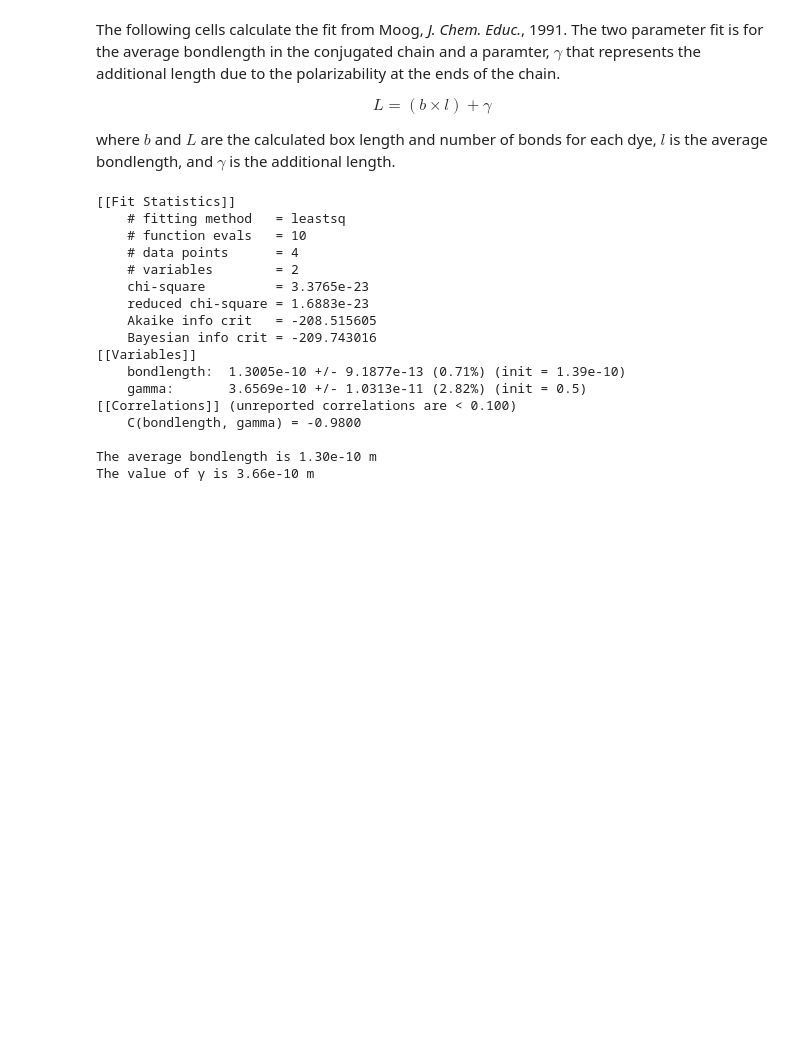
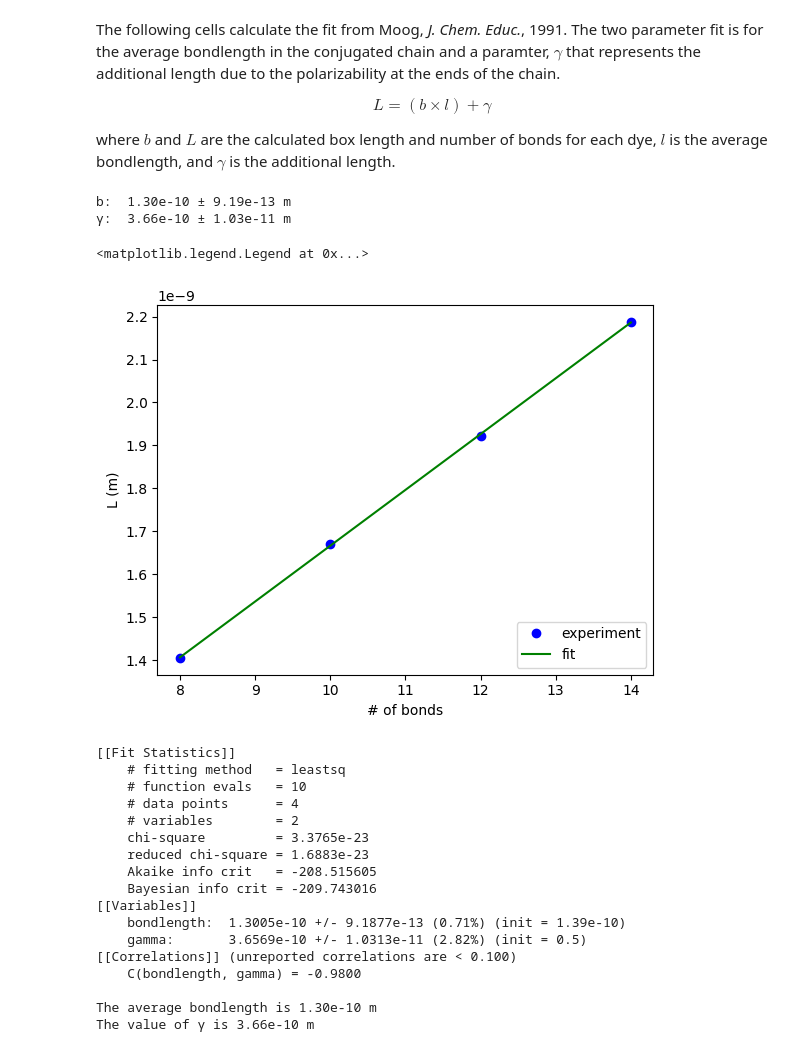
Before and after one commit to rwhitnell/cyaninedyes2025, a Jupyter notebook: dyes_part3.ipynb, the cells around one changed output. Cells and saved outputs as stored; diff of their text form; code cells hidden in the pictures; blank space fills up the shorter version.

Commit message:
Update part 3 to polyfit; revise part 4 to change box to [0, L]

```diff
--- a/dyes_part3.ipynb
+++ b/dyes_part3.ipynb
@@ -64,6 +63,29 @@ The following cells calculate the fit from Moog, *J. Chem. Educ.*, 1991. The two
 $$L = (b \times l) + \gamma$$
 
 where $b$ and $L$ are the calculated box length and number of bonds for each dye, $l$ is the average bondlength, and $\gamma$ is the additional length.
+# %%
+fitMoogresults = np.polyfit(bonds, boxlength, 1, cov=True)
+print("b: ", f"{fitMoogresults[0][0]:.2e}", "±", f"{np.sqrt(fitMoogresults[1][0][0]):.2e} m")
+print("γ: ", f"{fitMoogresults[0][1]:.2e}", "±", f"{np.sqrt(fitMoogresults[1][1][1]):.2e} m")
+# %% [output]
+b:  1.30e-10 ± 9.19e-13 m
+γ:  3.66e-10 ± 1.03e-11 m
+# %%
+# check fit with plot
+
+bondlength = fitMoogresults[0][0]
+gamma = fitMoogresults[0][1]
+Lfit = bondlength * bonds + gamma
+# plot fit
+
+plt.plot(bonds, boxlength, marker='o', linestyle='', color='b')    # original data
+plt.plot(bonds, Lfit,  marker='', linestyle='-', color='g')                # fit results
+plt.xlabel("# of bonds")
+plt.ylabel("L (m)")
+plt.legend(['experiment', 'fit'], loc='lower right')
+# %% [output]
+<matplotlib.legend.Legend at 0x...>
+[figure, added]
 # %%
 def fit_Moog(params, b, length):
     Lcalc = params['bondlength'] * b + params['gamma']
```
Also changed, not shown: parts of 2 cells of this notebook, 1 other file.
